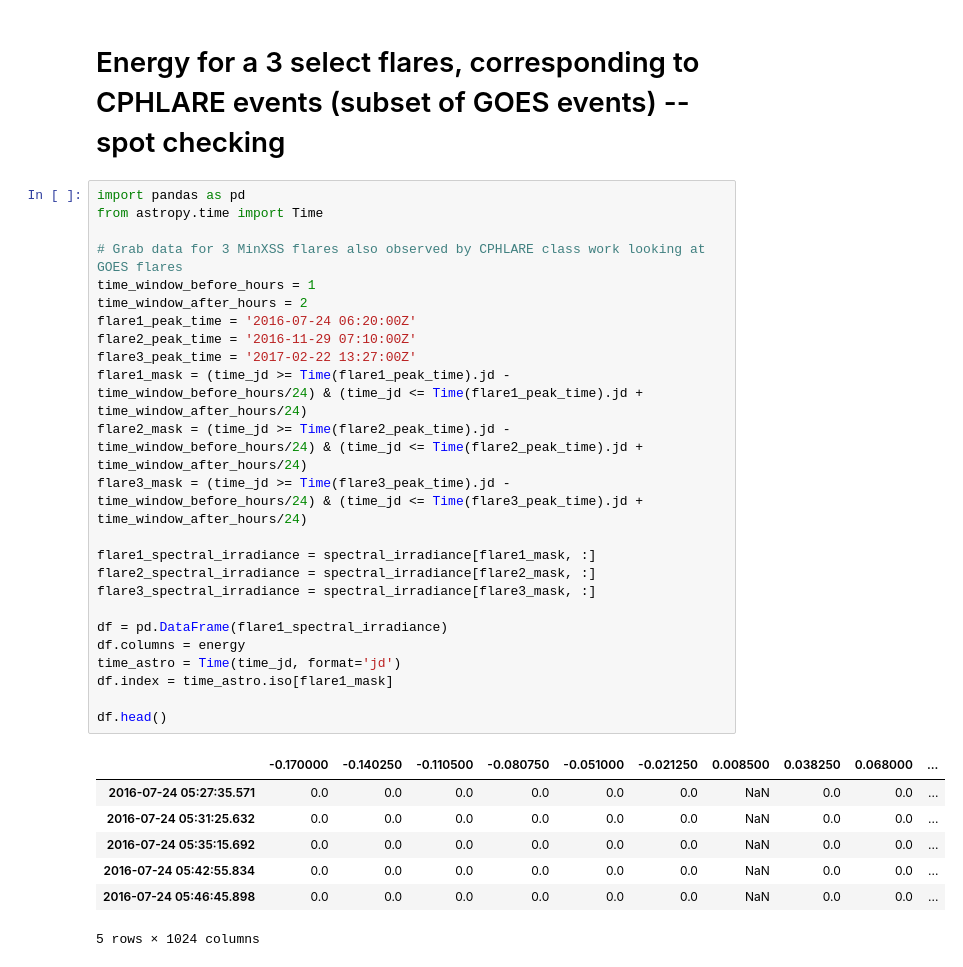
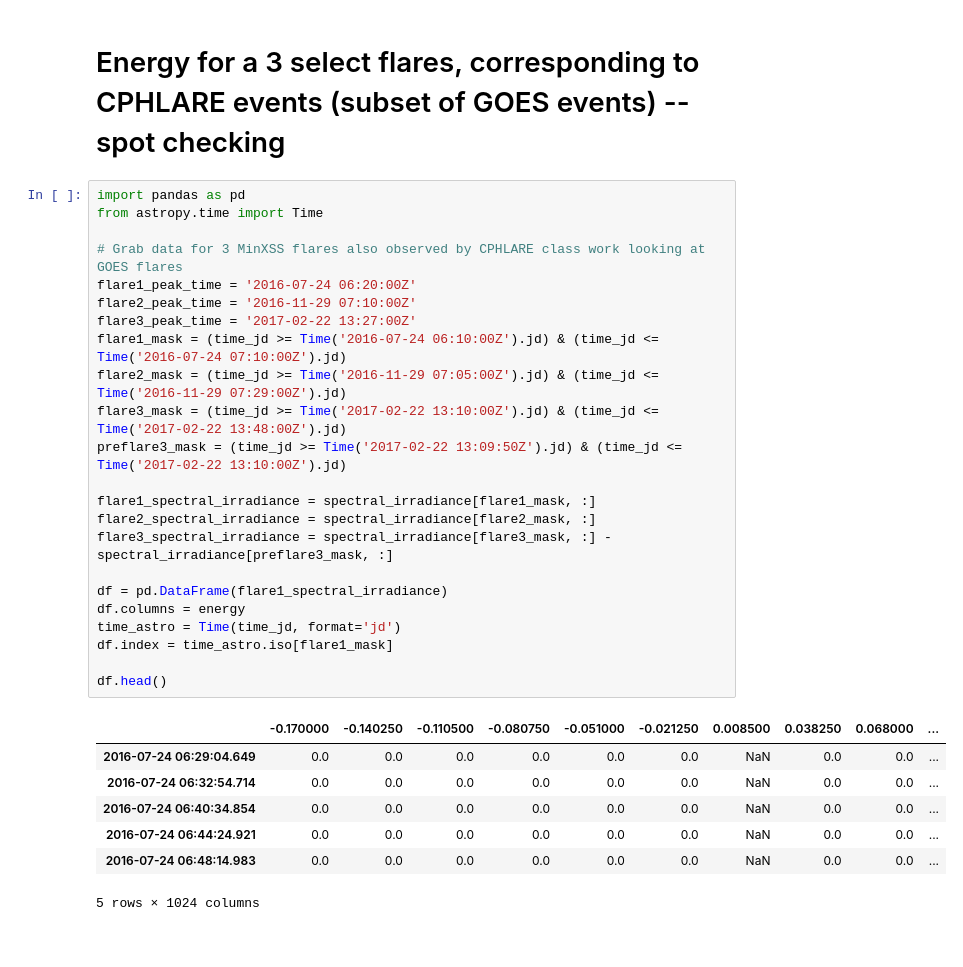
Before and after one commit to jmason86/MinXSS_Flare_Frequency_Distribution, a Jupyter notebook: minxss_make_flare_frequency_distribution.ipynb, the cells around one changed output. Drawn from its saved outputs; the diff is of its cells as text.

```diff
--- a/minxss_make_flare_frequency_distribution.ipynb
+++ b/minxss_make_flare_frequency_distribution.ipynb
@@ -286,32 +286,31 @@ plt.savefig('plots/Peak energy rate per year.png')
 # %%
 import pandas as pd
 from astropy.time import Time
 
 # Grab data for 3 MinXSS flares also observed by CPHLARE class work looking at GOES flares
-time_window_before_hours = 1
-time_window_after_hours = 2
 flare1_peak_time = '2016-07-24 06:20:00Z'
 flare2_peak_time = '2016-11-29 07:10:00Z'
 flare3_peak_time = '2017-02-22 13:27:00Z'
-flare1_mask = (time_jd >= Time(flare1_peak_time).jd - time_window_before_hours/24) & (time_jd <= Time(flare1_peak_time).jd + time_window_after_hours/24)
-flare2_mask = (time_jd >= Time(flare2_peak_time).jd - time_window_before_hours/24) & (time_jd <= Time(flare2_peak_time).jd + time_window_after_hours/24)
-flare3_mask = (time_jd >= Time(flare3_peak_time).jd - time_window_before_hours/24) & (time_jd <= Time(flare3_peak_time).jd + time_window_after_hours/24)
+flare1_mask = (time_jd >= Time('2016-07-24 06:10:00Z').jd) & (time_jd <= Time('2016-07-24 07:10:00Z').jd)
+flare2_mask = (time_jd >= Time('2016-11-29 07:05:00Z').jd) & (time_jd <= Time('2016-11-29 07:29:00Z').jd)
+flare3_mask = (time_jd >= Time('2017-02-22 13:10:00Z').jd) & (time_jd <= Time('2017-02-22 13:48:00Z').jd)
+preflare3_mask = (time_jd >= Time('2017-02-22 13:09:50Z').jd) & (time_jd <= Time('2017-02-22 13:10:00Z').jd)
 
 flare1_spectral_irradiance = spectral_irradiance[flare1_mask, :]
 flare2_spectral_irradiance = spectral_irradiance[flare2_mask, :]
-flare3_spectral_irradiance = spectral_irradiance[flare3_mask, :]
+flare3_spectral_irradiance = spectral_irradiance[flare3_mask, :] - spectral_irradiance[preflare3_mask, :]
 
 df = pd.DataFrame(flare1_spectral_irradiance)
 df.columns = energy
 time_astro = Time(time_jd, format='jd')
 df.index = time_astro.iso[flare1_mask]
 
 df.head()
 # %% [output]
 |  | -0.170000 | -0.140250 | -0.110500 | -0.080750 | -0.051000 | -0.021250 | 0.008500 | 0.038250 | 0.068000 | ... |
-| 2016-07-24 05:27:35.571 | 0.0 | 0.0 | 0.0 | 0.0 | 0.0 | 0.0 | NaN | 0.0 | 0.0 | ... |
-| 2016-07-24 05:31:25.632 | 0.0 | 0.0 | 0.0 | 0.0 | 0.0 | 0.0 | NaN | 0.0 | 0.0 | ... |
-| 2016-07-24 05:35:15.692 | 0.0 | 0.0 | 0.0 | 0.0 | 0.0 | 0.0 | NaN | 0.0 | 0.0 | ... |
-| 2016-07-24 05:42:55.834 | 0.0 | 0.0 | 0.0 | 0.0 | 0.0 | 0.0 | NaN | 0.0 | 0.0 | ... |
-| 2016-07-24 05:46:45.898 | 0.0 | 0.0 | 0.0 | 0.0 | 0.0 | 0.0 | NaN | 0.0 | 0.0 | ... |
+| 2016-07-24 06:29:04.649 | 0.0 | 0.0 | 0.0 | 0.0 | 0.0 | 0.0 | NaN | 0.0 | 0.0 | ... |
+| 2016-07-24 06:32:54.714 | 0.0 | 0.0 | 0.0 | 0.0 | 0.0 | 0.0 | NaN | 0.0 | 0.0 | ... |
+| 2016-07-24 06:40:34.854 | 0.0 | 0.0 | 0.0 | 0.0 | 0.0 | 0.0 | NaN | 0.0 | 0.0 | ... |
+| 2016-07-24 06:44:24.921 | 0.0 | 0.0 | 0.0 | 0.0 | 0.0 | 0.0 | NaN | 0.0 | 0.0 | ... |
+| 2016-07-24 06:48:14.983 | 0.0 | 0.0 | 0.0 | 0.0 | 0.0 | 0.0 | NaN | 0.0 | 0.0 | ... |
 5 rows × 1024 columns
```
Also changed, not shown: parts of 14 cells of this notebook.
